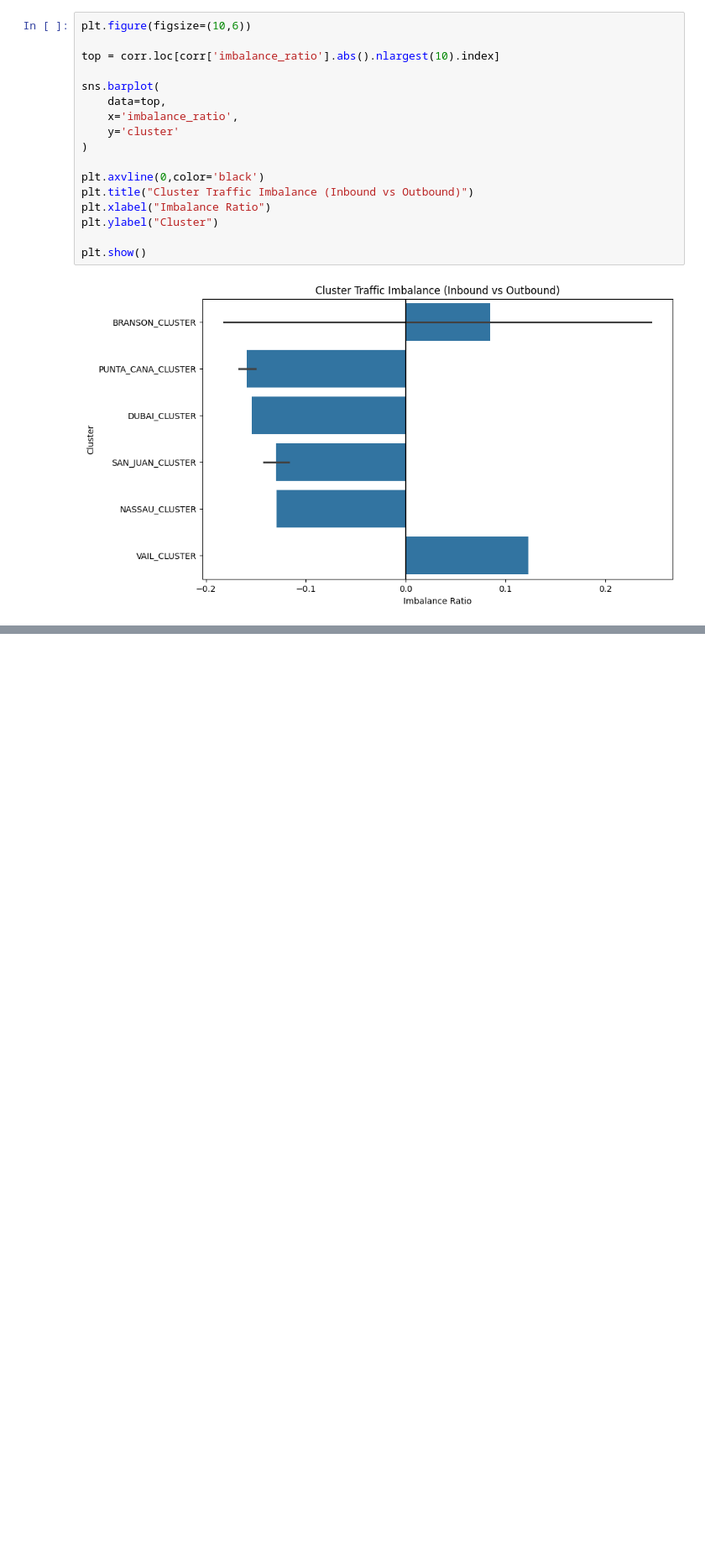
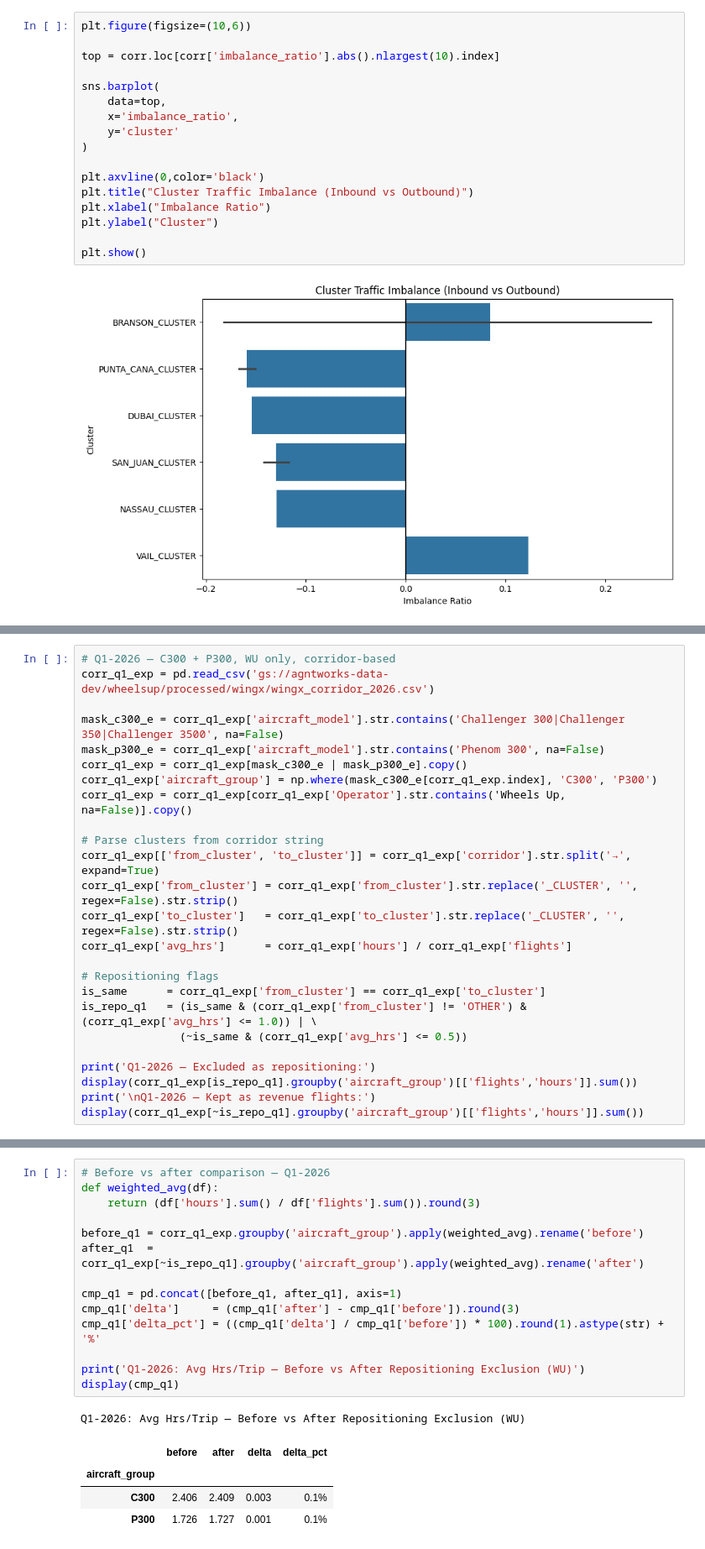
Before and after one commit to tausif-agntworksai/flight-pipeline, a Jupyter notebook: pricing/eda/vedant/WingXAnalysis_va_v3.ipynb, the cells around one changed output, grey strips where cells are left out. Shown at 84% size. Drawn from its saved outputs; the diff is of its cells as text; blank space fills up the shorter version.

Commit message:
repositioning

```diff
--- a/pricing/eda/vedant/WingXAnalysis_va_v3.ipynb
+++ b/pricing/eda/vedant/WingXAnalysis_va_v3.ipynb
@@ -527,0 +530,25 @@ plt.show()
+# %%
+# Q1-2026 — C300 + P300, WU only, corridor-based
+corr_q1_exp = pd.read_csv('gs://agntworks-data-dev/wheelsup/processed/wingx/wingx_corridor_2026.csv')
+
+mask_c300_e = corr_q1_exp['aircraft_model'].str.contains('Challenger 300|Challenger 350|Challenger 3500', na=False)
+mask_p300_e = corr_q1_exp['aircraft_model'].str.contains('Phenom 300', na=False)
+corr_q1_exp = corr_q1_exp[mask_c300_e | mask_p300_e].copy()
+corr_q1_exp['aircraft_group'] = np.where(mask_c300_e[corr_q1_exp.index], 'C300', 'P300')
+corr_q1_exp = corr_q1_exp[corr_q1_exp['Operator'].str.contains('Wheels Up, na=False)].copy()
+
+# Parse clusters from corridor string
+corr_q1_exp[['from_cluster', 'to_cluster']] = corr_q1_exp['corridor'].str.split('→', expand=True)
+corr_q1_exp['from_cluster'] = corr_q1_exp['from_cluster'].str.replace('_CLUSTER', '', regex=False).str.strip()
+corr_q1_exp['to_cluster']   = corr_q1_exp['to_cluster'].str.replace('_CLUSTER', '', regex=False).str.strip()
+corr_q1_exp['avg_hrs']      = corr_q1_exp['hours'] / corr_q1_exp['flights']
+
+# Repositioning flags
+is_same      = corr_q1_exp['from_cluster'] == corr_q1_exp['to_cluster']
+is_repo_q1   = (is_same & (corr_q1_exp['from_cluster'] != 'OTHER') & (corr_q1_exp['avg_hrs'] <= 1.0)) | \
+               (~is_same & (corr_q1_exp['avg_hrs'] <= 0.5))
+
+print('Q1-2026 — Excluded as repositioning:')
+display(corr_q1_exp[is_repo_q1].groupby('aircraft_group')[['flights','hours']].sum())
+print('\nQ1-2026 — Kept as revenue flights:')
+display(corr_q1_exp[~is_repo_q1].groupby('aircraft_group')[['flights','hours']].sum())
@@ -527,0 +566,20 @@ plt.show()
+# %%
+# Before vs after comparison — Q1-2026
+def weighted_avg(df):
+    return (df['hours'].sum() / df['flights'].sum()).round(3)
+
+before_q1 = corr_q1_exp.groupby('aircraft_group').apply(weighted_avg).rename('before')
+after_q1  = corr_q1_exp[~is_repo_q1].groupby('aircraft_group').apply(weighted_avg).rename('after')
+
+cmp_q1 = pd.concat([before_q1, after_q1], axis=1)
+cmp_q1['delta']     = (cmp_q1['after'] - cmp_q1['before']).round(3)
+cmp_q1['delta_pct'] = ((cmp_q1['delta'] / cmp_q1['before']) * 100).round(1).astype(str) + '%'
+
+print('Q1-2026: Avg Hrs/Trip — Before vs After Repositioning Exclusion (WU)')
+display(cmp_q1)
+# %% [output]
+Q1-2026: Avg Hrs/Trip — Before vs After Repositioning Exclusion (WU)
+|  | before | after | delta | delta_pct |
+| aircraft_group |  |  |  |  |
+| C300 | 2.406 | 2.409 | 0.003 | 0.1% |
+| P300 | 1.726 | 1.727 | 0.001 | 0.1% |
```
Also changed, not shown: parts of 2 cells of this notebook.
